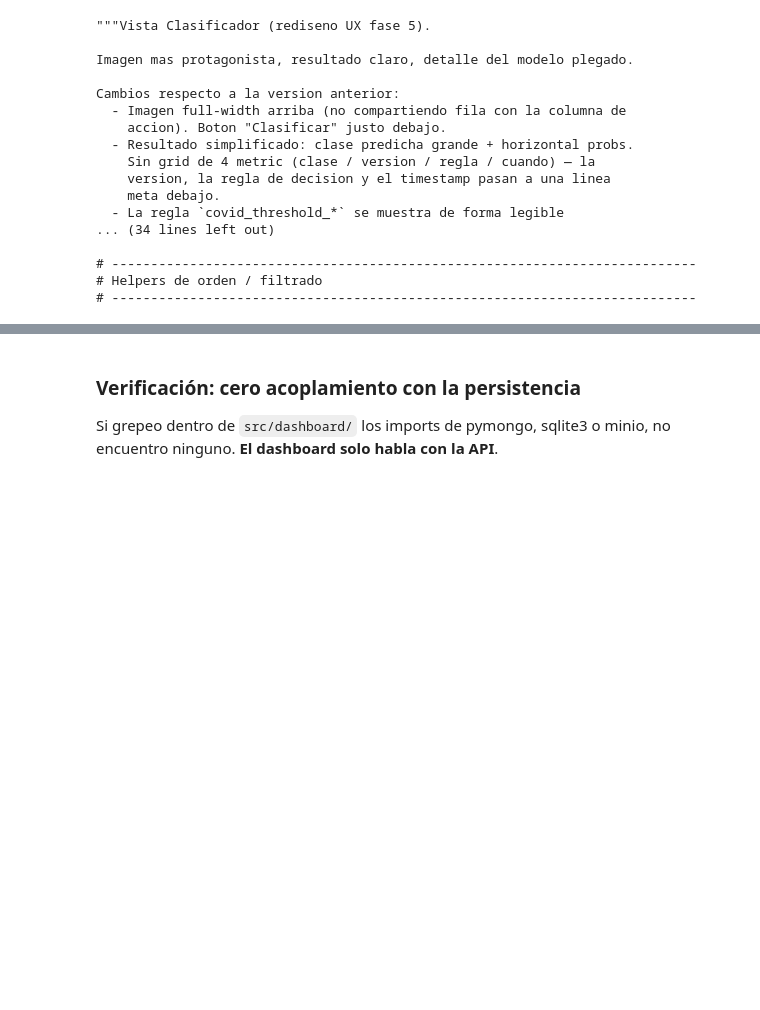
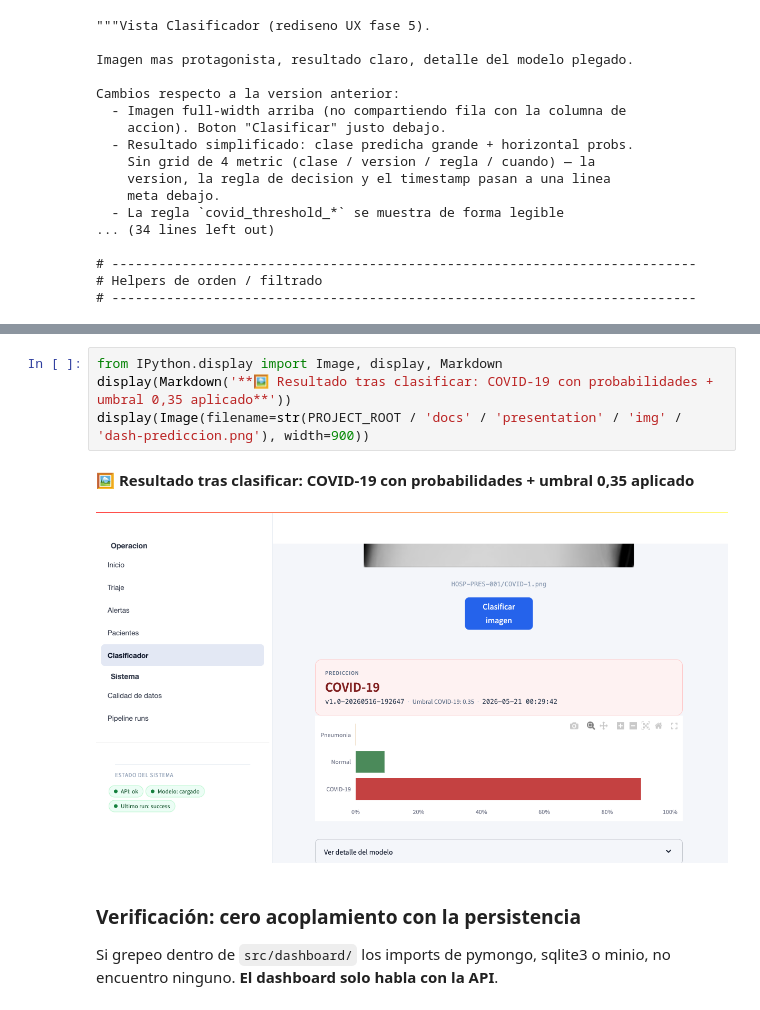
Before and after one commit to LaSalleGracia-MasterIA-BD/pr-ctica-integradora-final-alejandromarinas_yagoalonso, a Jupyter notebook: notebooks/presentacion-proyecto.ipynb, the cells around one changed output, grey strips where cells are left out. Drawn from its saved outputs; the diff is of its cells as text; blank space fills up the shorter version.

```diff
--- a/notebooks/presentacion-proyecto.ipynb
+++ b/notebooks/presentacion-proyecto.ipynb
@@ -976,3 +997,10 @@ Cambios respecto a la version anterior:
+# %%
+from IPython.display import Image, display, Markdown
+display(Markdown('**🖼️ Resultado tras clasificar: COVID-19 con probabilidades + umbral 0,35 aplicado**'))
+display(Image(filename=str(PROJECT_ROOT / 'docs' / 'presentation' / 'img' / 'dash-prediccion.png'), width=900))
+# %% [output]
+**🖼️ Resultado tras clasificar: COVID-19 con probabilidades + umbral 0,35 aplicado**
+[figure, added]
 # %% [markdown]
 ### Verificación: cero acoplamiento con la persistencia
 
```
Also changed, not shown: parts of 7 cells of this notebook.
